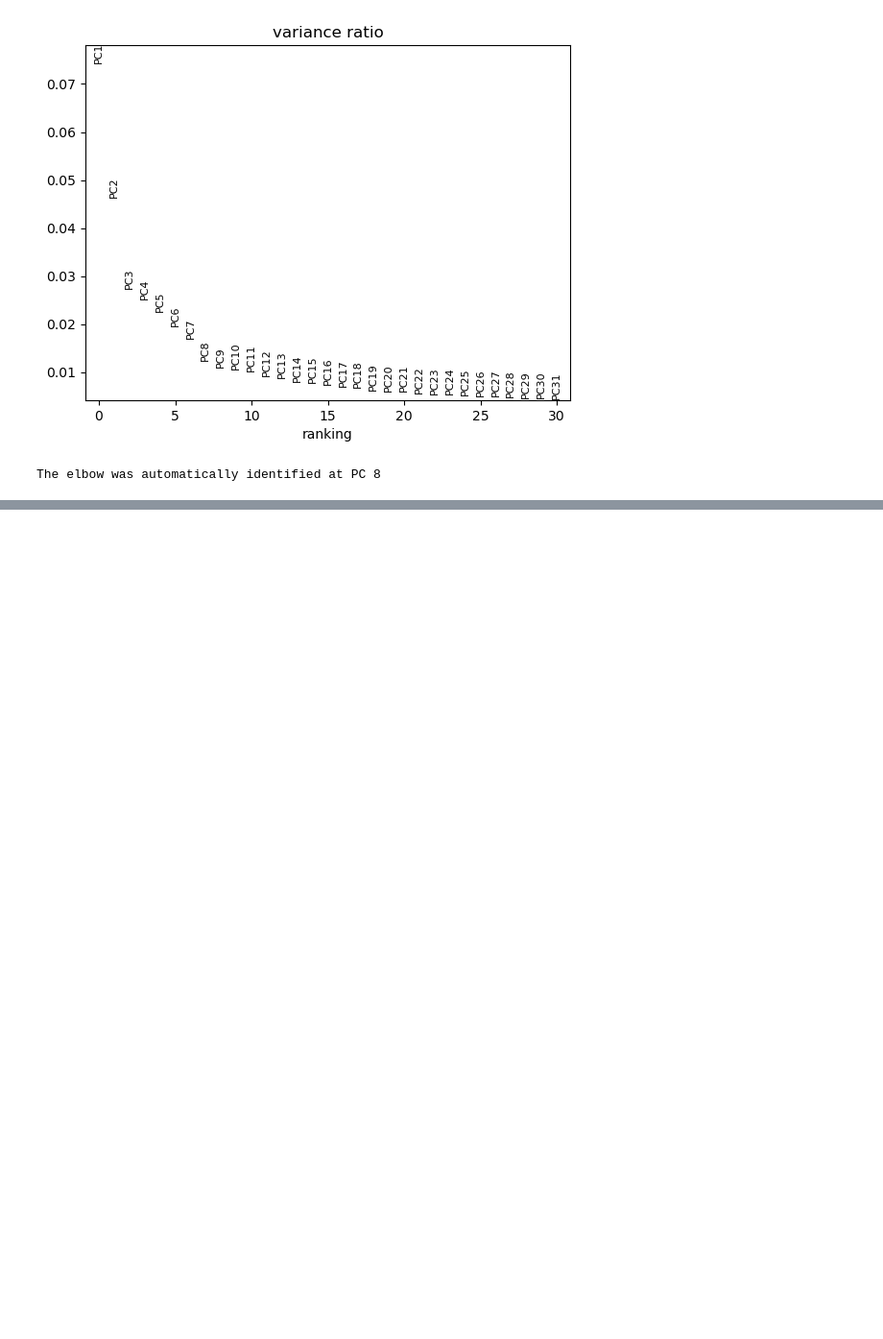
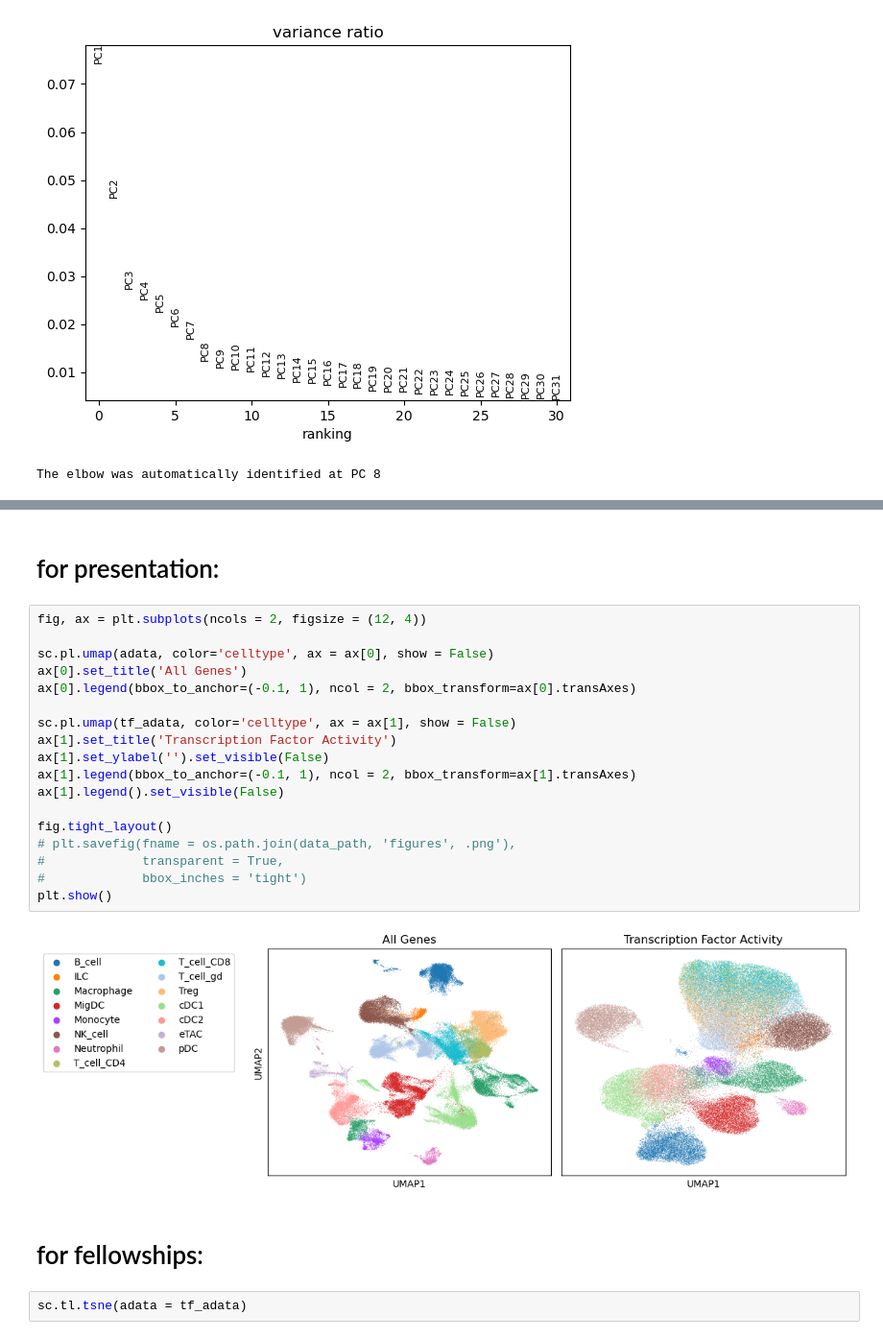
Before and after one commit to hmbaghdassarian/LEMBAS, a Jupyter notebook: notebooks/01_TF_activity.ipynb, the cells around one changed output, grey strips where cells are left out. Shown at 96% size. Cells and saved outputs as stored; diff of their text form; blank space fills up the shorter version.

```diff
--- a/notebooks/01_TF_activity.ipynb
+++ b/notebooks/01_TF_activity.ipynb
@@ -158,0 +167,26 @@ plt.show()
+# %% [markdown]
+# for presentation:
+# %%
+fig, ax = plt.subplots(ncols = 2, figsize = (12, 4))
+
+sc.pl.umap(adata, color='celltype', ax = ax[0], show = False)
+ax[0].set_title('All Genes')
+ax[0].legend(bbox_to_anchor=(-0.1, 1), ncol = 2, bbox_transform=ax[0].transAxes)
+
+sc.pl.umap(tf_adata, color='celltype', ax = ax[1], show = False)
+ax[1].set_title('Transcription Factor Activity')
+ax[1].set_ylabel('').set_visible(False)
+ax[1].legend(bbox_to_anchor=(-0.1, 1), ncol = 2, bbox_transform=ax[1].transAxes)
+ax[1].legend().set_visible(False)
+
+fig.tight_layout()
+# plt.savefig(fname = os.path.join(data_path, 'figures', .png'),
+#             transparent = True,
+#             bbox_inches = 'tight')
+plt.show()
+# %% [output]
+[figure, added]
+# %% [markdown]
+# for fellowships:
+# %%
+sc.tl.tsne(adata = tf_adata)
```
Also changed, not shown: parts of 8 cells of this notebook, 8 other files.
